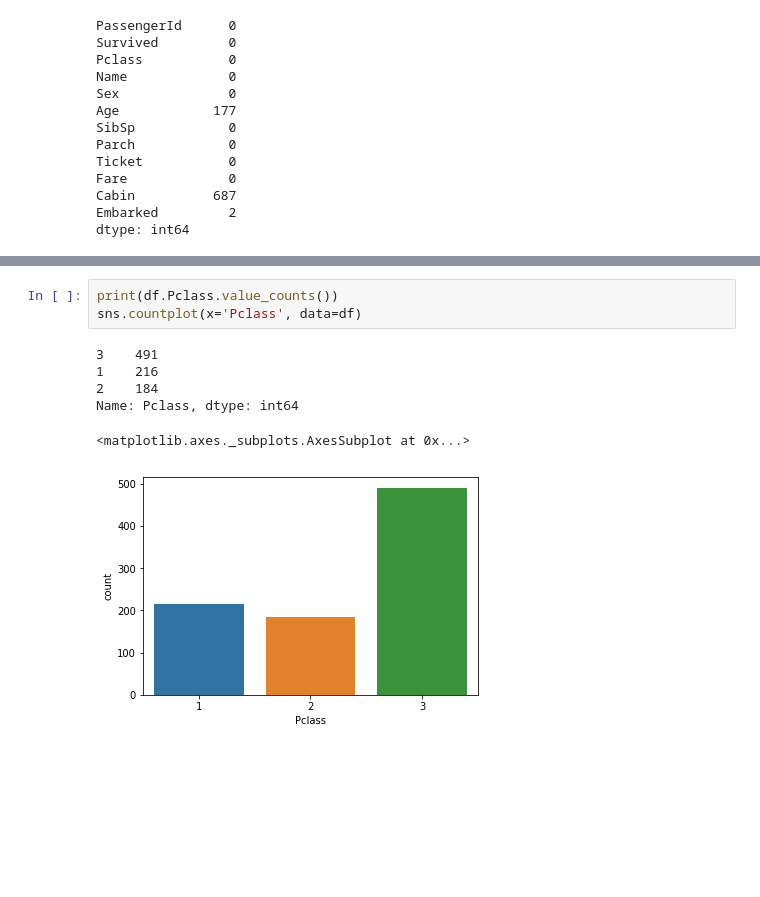
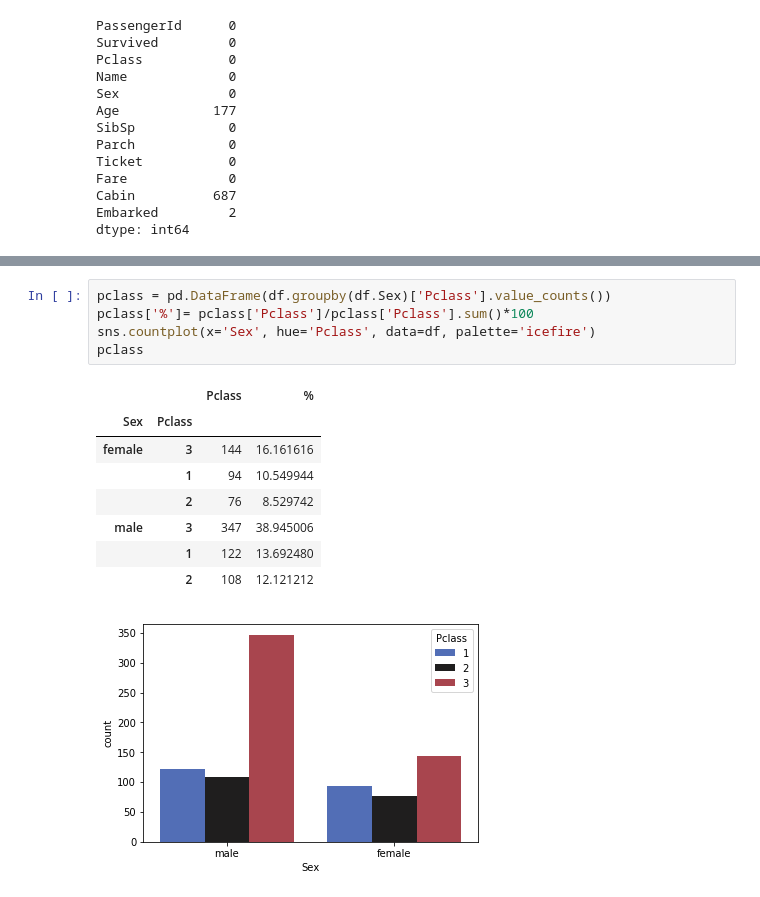
Before and after one commit to pablojrosa/Titanic_EDA, a Jupyter notebook: Titanic_EDA.ipynb, the cells around one changed output, grey strips where cells are left out. Drawn from its saved outputs; the diff is of its cells as text; blank space fills up the shorter version.

```diff
--- a/Titanic_EDA.ipynb
+++ b/Titanic_EDA.ipynb
@@ -76,10 +61,15 @@ sns.countplot(x='Sex', hue='Survived', data=df, palette='autumn')
 # %%
-print(df.Pclass.value_counts())
-sns.countplot(x='Pclass', data=df)
+pclass = pd.DataFrame(df.groupby(df.Sex)['Pclass'].value_counts())
+pclass['%']= pclass['Pclass']/pclass['Pclass'].sum()*100
+sns.countplot(x='Sex', hue='Pclass', data=df, palette='icefire')
+pclass
 # %% [output]
-3    491
-1    216
-2    184
-Name: Pclass, dtype: int64
-<matplotlib.axes._subplots.AxesSubplot at 0x...>
+|  |  | Pclass | % |
+| Sex | Pclass |  |  |
+| female | 3 | 144 | 16.161616 |
+|  | 1 | 94 | 10.549944 |
+|  | 2 | 76 | 8.529742 |
+| male | 3 | 347 | 38.945006 |
+|  | 1 | 122 | 13.692480 |
+|  | 2 | 108 | 12.121212 |
-[figure, old version]
+[figure, new version]
```
Also changed, not shown: parts of 23 cells of this notebook.
